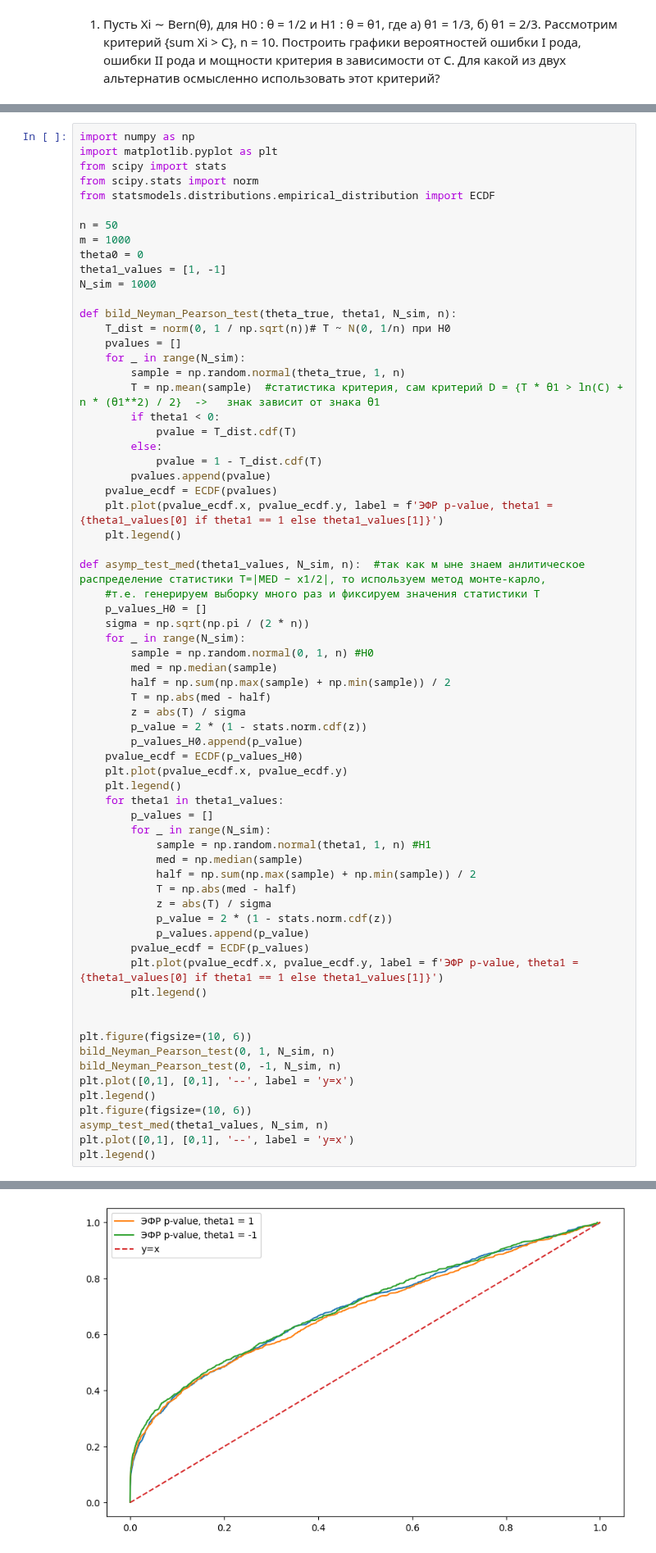
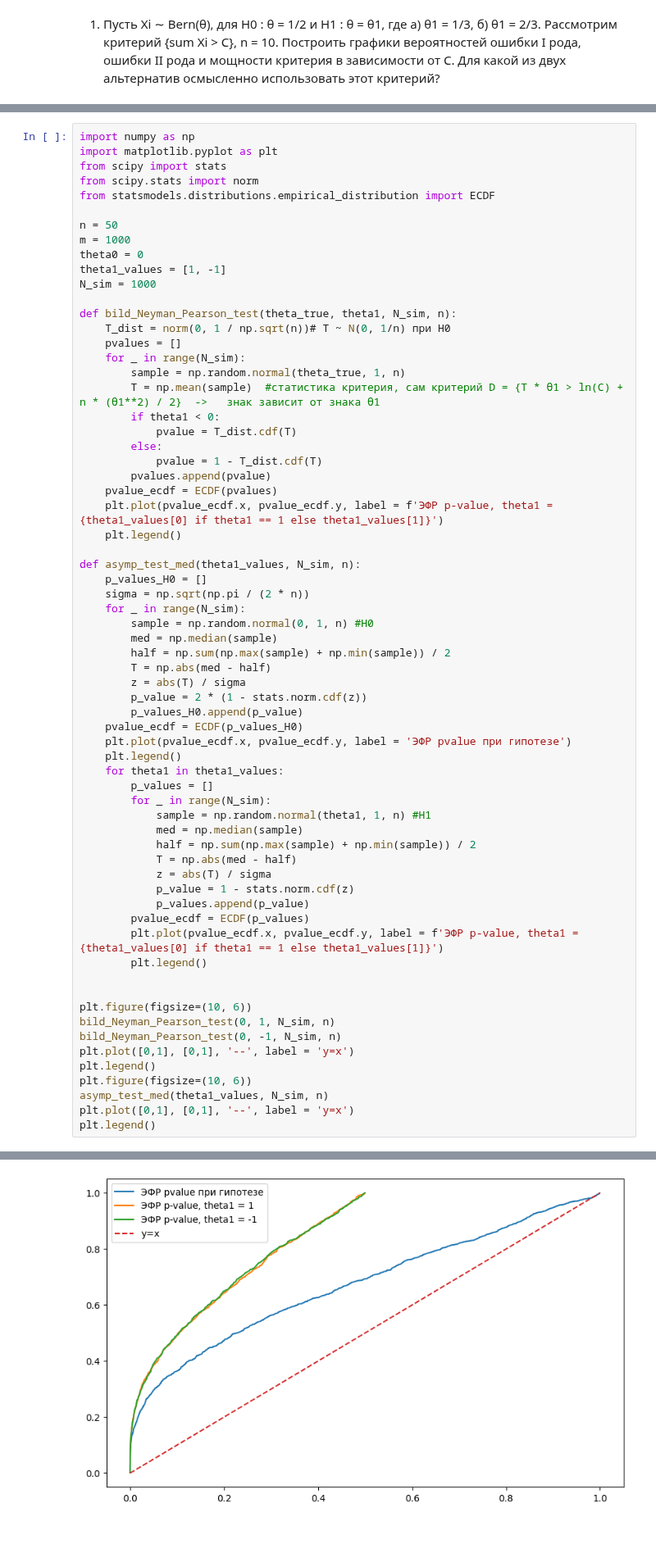
Before and after one commit to atirmargo/Statistics-Lab, a Jupyter notebook: 9th.ipynb, the cells around one changed output, grey strips where cells are left out. Shown at 82% size. Cells and saved outputs as stored; diff of their text form.

```diff
--- a/9th.ipynb
+++ b/9th.ipynb
@@ -105,8 +105,7 @@ def bild_Neyman_Pearson_test(theta_true, theta1, N_sim, n):
     plt.plot(pvalue_ecdf.x, pvalue_ecdf.y, label = f'ЭФР p-value, theta1 = {theta1_values[0] if theta1 == 1 else theta1_values[1]}')
     plt.legend()
 
-def asymp_test_med(theta1_values, N_sim, n):  #так как м ыне знаем анлитическое распределение статистики Т=|MED − x1/2|, то используем метод монте-карло,
-    #т.е. генерируем выборку много раз и фиксируем значения статистики Т
+def asymp_test_med(theta1_values, N_sim, n):
     p_values_H0 = []
     sigma = np.sqrt(np.pi / (2 * n))
     for _ in range(N_sim):
@@ -118,7 +117,7 @@ def asymp_test_med(theta1_values, N_sim, n):  #так как м ыне знае
         p_value = 2 * (1 - stats.norm.cdf(z))
         p_values_H0.append(p_value)
     pvalue_ecdf = ECDF(p_values_H0)
-    plt.plot(pvalue_ecdf.x, pvalue_ecdf.y)
+    plt.plot(pvalue_ecdf.x, pvalue_ecdf.y, label = 'ЭФР pvalue при гипотезе')
     plt.legend()
     for theta1 in theta1_values:
         p_values = []
@@ -128,7 +127,7 @@ def asymp_test_med(theta1_values, N_sim, n):  #так как м ыне знае
             half = np.sum(np.max(sample) + np.min(sample)) / 2
             T = np.abs(med - half)
             z = abs(T) / sigma
-            p_value = 2 * (1 - stats.norm.cdf(z))
+            p_value = 1 - stats.norm.cdf(z)
             p_values.append(p_value)
         pvalue_ecdf = ECDF(p_values)
         plt.plot(pvalue_ecdf.x, pvalue_ecdf.y, label = f'ЭФР p-value, theta1 = {theta1_values[0] if theta1 == 1 else theta1_values[1]}')
@@ -150,4 +149,4 @@ plt.legend()
-[figure, old version]
+[figure, new version]
 # %% [markdown]
 3. X1, . . . , Xn ∼ Bern(θ), H0 : θ = 1/2, H1 : θ = 1/3. При каких n можно построить критическое множество вида {sum(Xi) < C} так, чтобы вероятности ошибок первого и второго рода не превышали
 0.05? Построить графики вероятностей ошибок первого и второго рода (как функции от C) для
```
Also changed, not shown: parts of 1 cell of this notebook, 2 other files.
